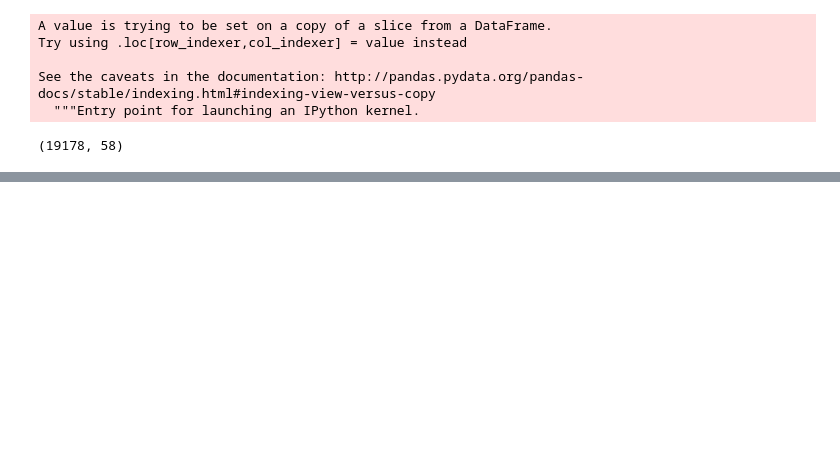
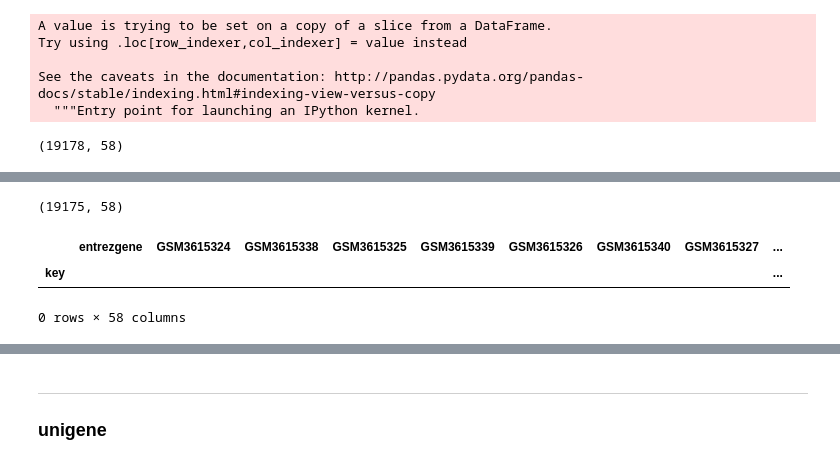
Before and after one commit to hmkim/ncbi-geo, a Jupyter notebook: GSE126848-GEOparse.ipynb, the cells around one changed output, grey strips where cells are left out. Saved outputs shown, nothing was run; the diff lists cells and outputs as text; code cells hidden in the pictures; blank space fills up the shorter version.

```diff
--- a/GSE126848-GEOparse.ipynb
+++ b/GSE126848-GEOparse.ipynb
@@ -158 +172,13 @@ See the caveats in the documentation: http://pandas.pydata.org/pandas-docs/stabl
+# %%
+df_nodup2 = df[df.entrezgene!='nan']
+df_nodup2 = df_nodup2[~df_nodup2.index.isin(sub_df.groupby(sub_df.entrezgene).min().key)]
+df_nodup2.shape
+# %% [output]
+(19175, 58)
+# %%
+df_nodup2[df_nodup2.entrezgene.duplicated()]
+# %% [output]
+|  | entrezgene | GSM3615324 | GSM3615338 | GSM3615325 | GSM3615339 | GSM3615326 | GSM3615340 | GSM3615327 | ... |
+| key |  |  |  |  |  |  |  |  | ... |
+0 rows × 58 columns
 # %%
@@ -171,0 +198,3 @@ df_nodup.head()
+# %% [markdown]
+---
+### unigene
```
Also changed, not shown: parts of 8 cells of this notebook, 3 other files.
